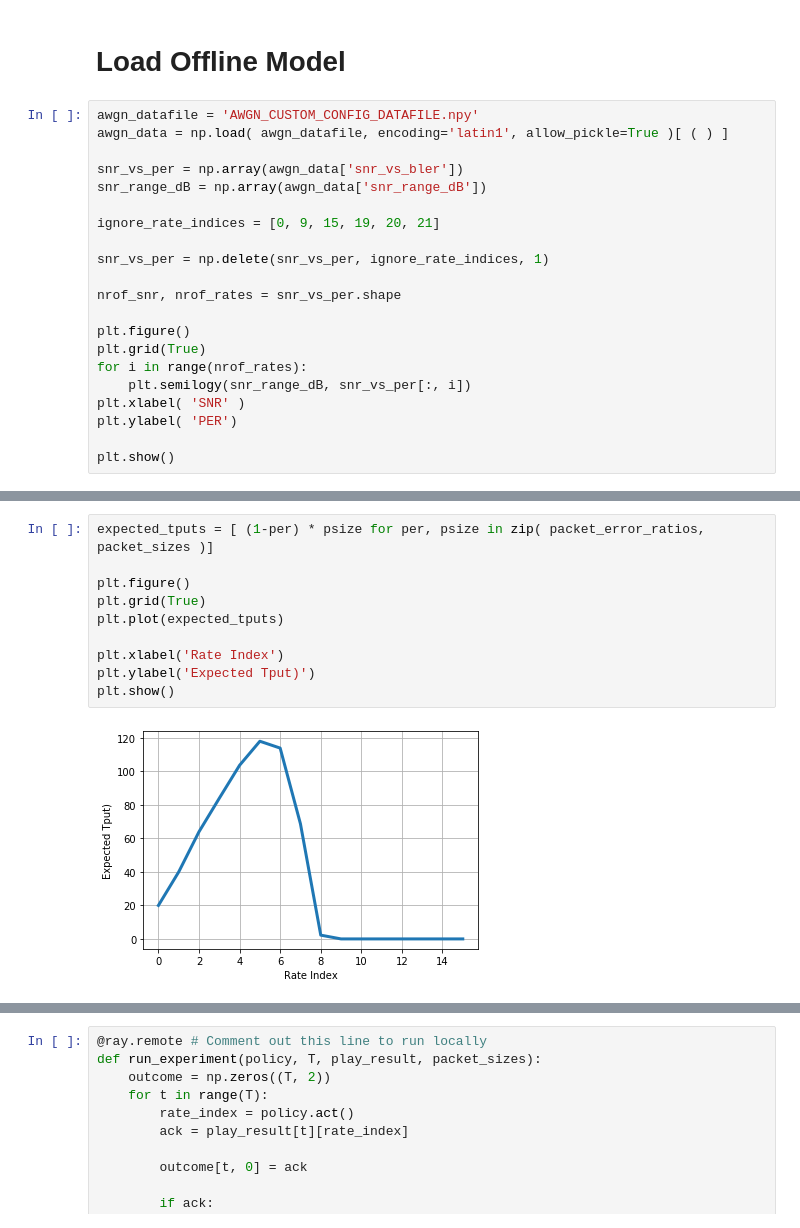
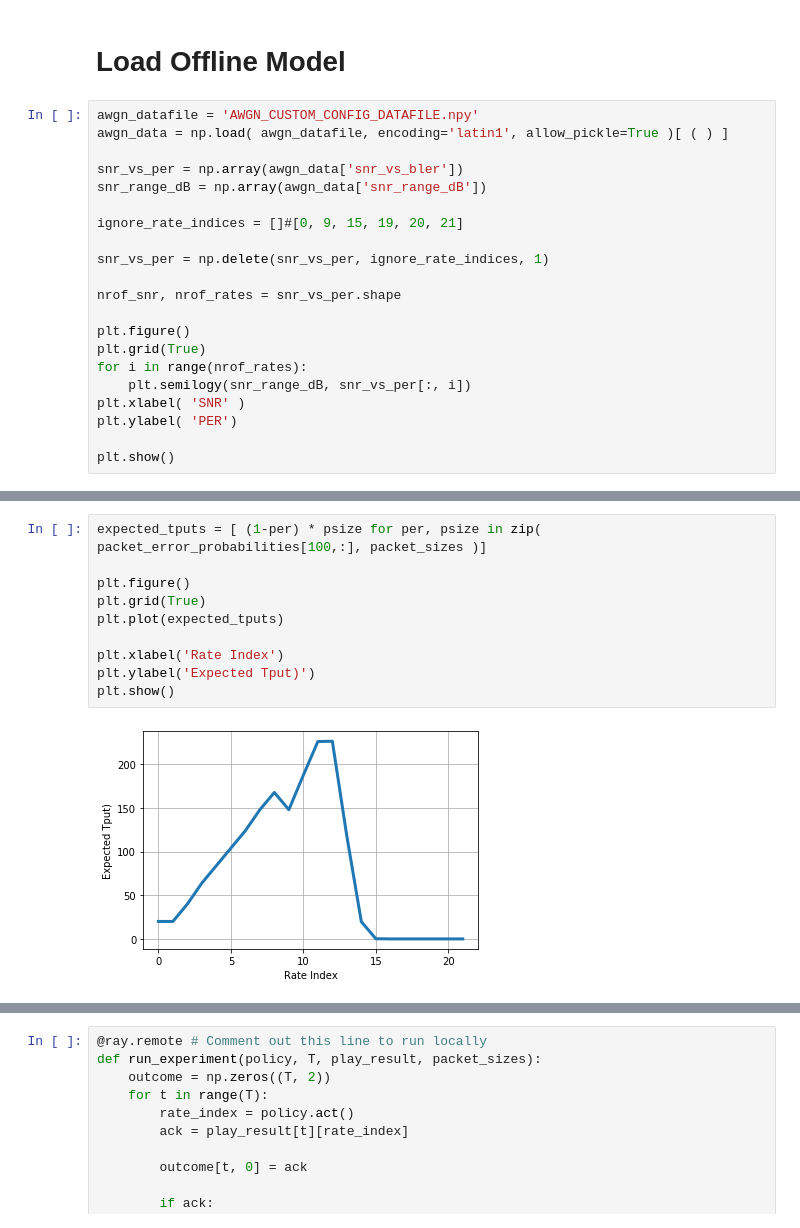
Before and after one commit to vidits-kth/bayesla-link-adaptation, a Jupyter notebook: Con_TS_OLLA.ipynb, the cells around one changed output, grey strips where cells are left out. Cells and saved outputs as stored; diff of their text form.

```diff
--- a/Con_TS_OLLA.ipynb
+++ b/Con_TS_OLLA.ipynb
@@ -42,7 +43,7 @@ awgn_data = np.load( awgn_datafile, encoding='latin1', allow_pickle=True )[ ( )
 snr_vs_per = np.array(awgn_data['snr_vs_bler'])
 snr_range_dB = np.array(awgn_data['snr_range_dB'])
 
-ignore_rate_indices = [0, 9, 15, 19, 20, 21]
+ignore_rate_indices = []#[0, 9, 15, 19, 20, 21]
 
 snr_vs_per = np.delete(snr_vs_per, ignore_rate_indices, 1)
 
@@ -83,12 +207,12 @@ CQI: 5
 # %%
-expected_tputs = [ (1-per) * psize for per, psize in zip( packet_error_ratios, packet_sizes )]
+expected_tputs = [ (1-per) * psize for per, psize in zip( packet_error_probabilities[100,:], packet_sizes )]
 
 plt.figure()
 plt.grid(True)
 plt.plot(expected_tputs)
 
 plt.xlabel('Rate Index')
 plt.ylabel('Expected Tput)')
 plt.show()
 # %% [output]
-[figure, old version]
+[figure, new version]
```
Also changed, not shown: parts of 18 cells of this notebook, 1 other file.
